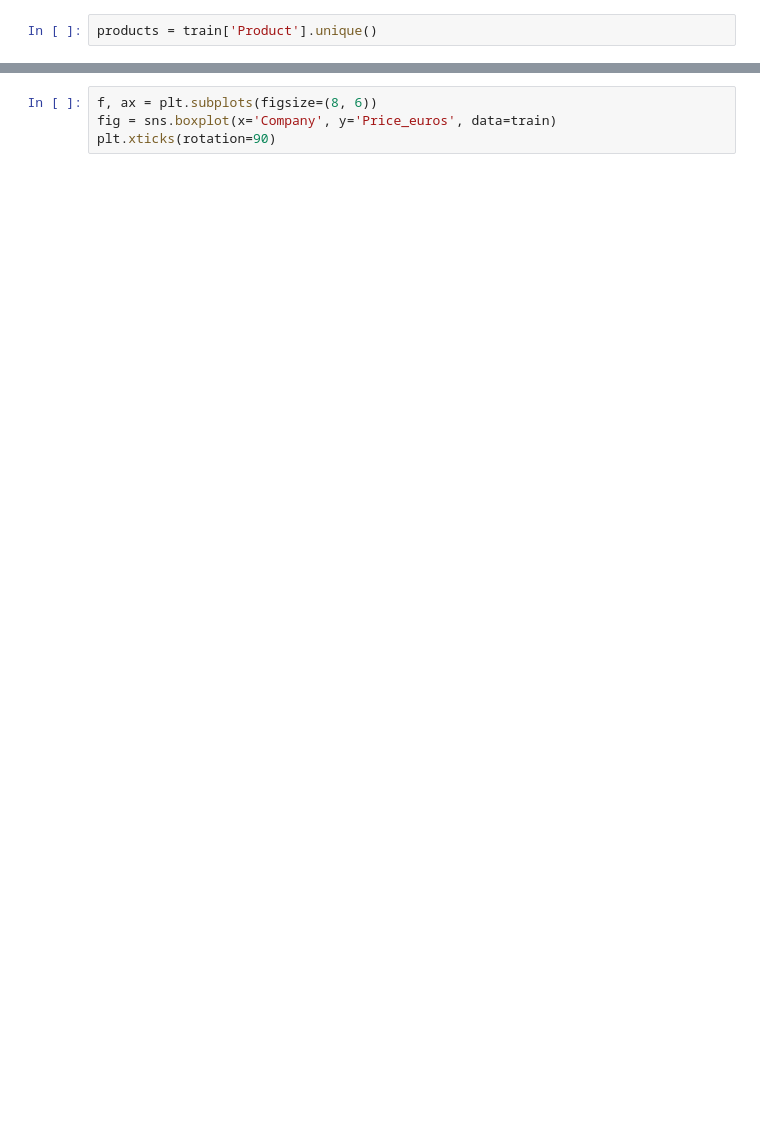
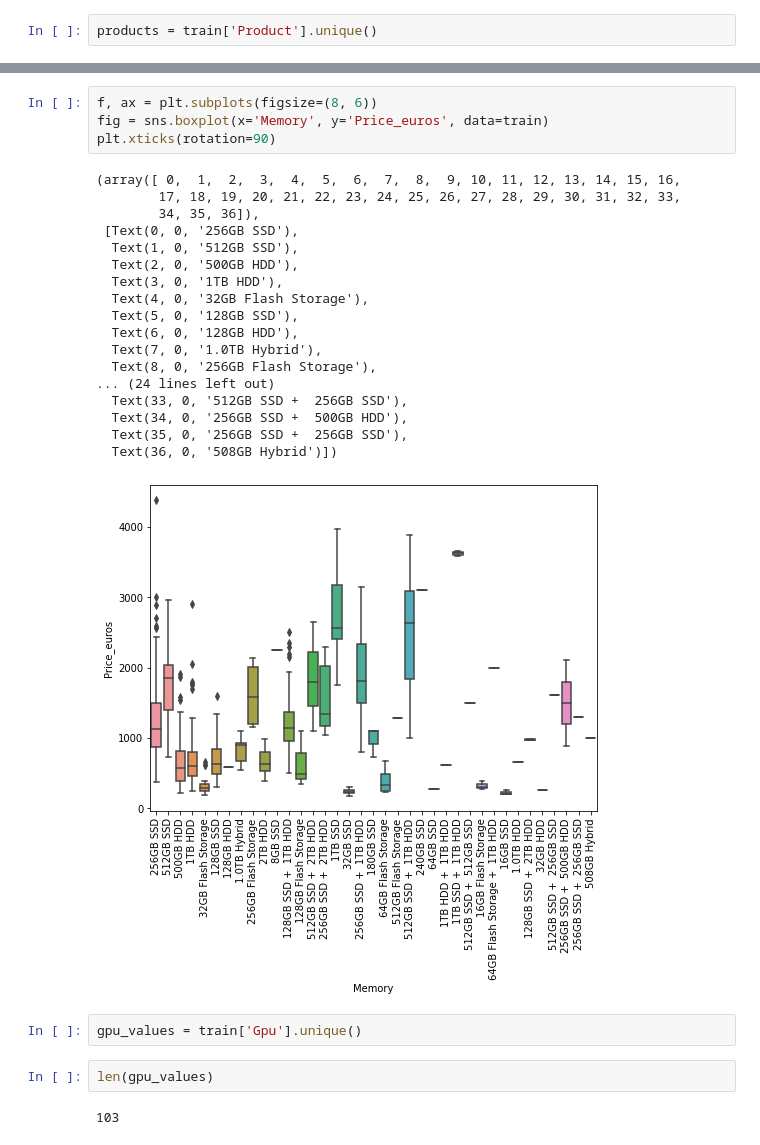
Before and after one commit to ryan-ferns/project_laptop_prices, a Jupyter notebook: laptop-prices-project.ipynb, the cells around one changed output, grey strips where cells are left out. Saved outputs shown, nothing was run; the diff lists cells and outputs as text; blank space fills up the shorter version.

```diff
--- a/laptop-prices-project.ipynb
+++ b/laptop-prices-project.ipynb
@@ -426,4 +1292,29 @@ plt.xticks(rotation=90)
 # %%
 f, ax = plt.subplots(figsize=(8, 6))
-fig = sns.boxplot(x='Company', y='Price_euros', data=train)
+fig = sns.boxplot(x='Memory', y='Price_euros', data=train)
 plt.xticks(rotation=90)
+# %% [output]
+(array([ 0,  1,  2,  3,  4,  5,  6,  7,  8,  9, 10, 11, 12, 13, 14, 15, 16,
+        17, 18, 19, 20, 21, 22, 23, 24, 25, 26, 27, 28, 29, 30, 31, 32, 33,
+        34, 35, 36]),
+ [Text(0, 0, '256GB SSD'),
+  Text(1, 0, '512GB SSD'),
+  Text(2, 0, '500GB HDD'),
+  Text(3, 0, '1TB HDD'),
+  Text(4, 0, '32GB Flash Storage'),
+  Text(5, 0, '128GB SSD'),
+  Text(6, 0, '128GB HDD'),
+  Text(7, 0, '1.0TB Hybrid'),
+  Text(8, 0, '256GB Flash Storage'),
+... (24 lines left out)
+  Text(33, 0, '512GB SSD +  256GB SSD'),
+  Text(34, 0, '256GB SSD +  500GB HDD'),
+  Text(35, 0, '256GB SSD +  256GB SSD'),
+  Text(36, 0, '508GB Hybrid')])
+[figure, added]
+# %%
+gpu_values = train['Gpu'].unique()
+# %%
+len(gpu_values)
+# %% [output]
+103
```
Also changed, not shown: parts of 110 cells of this notebook.
